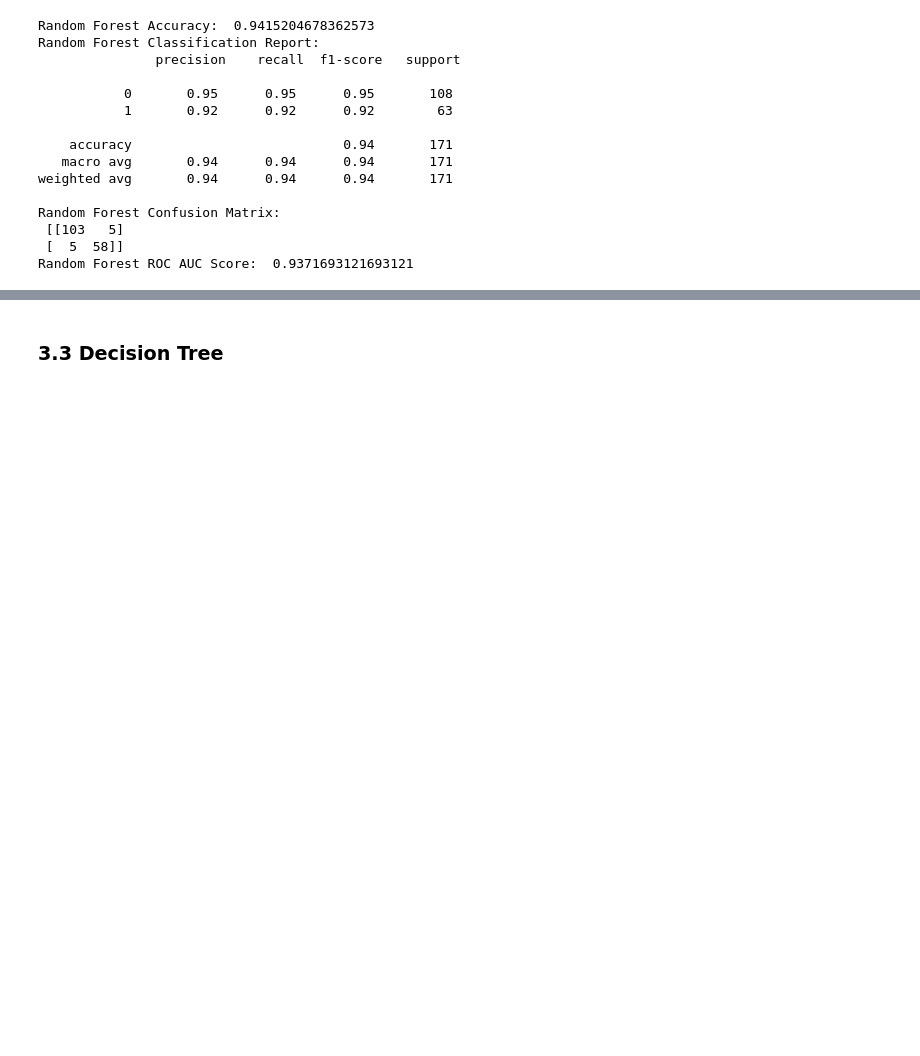
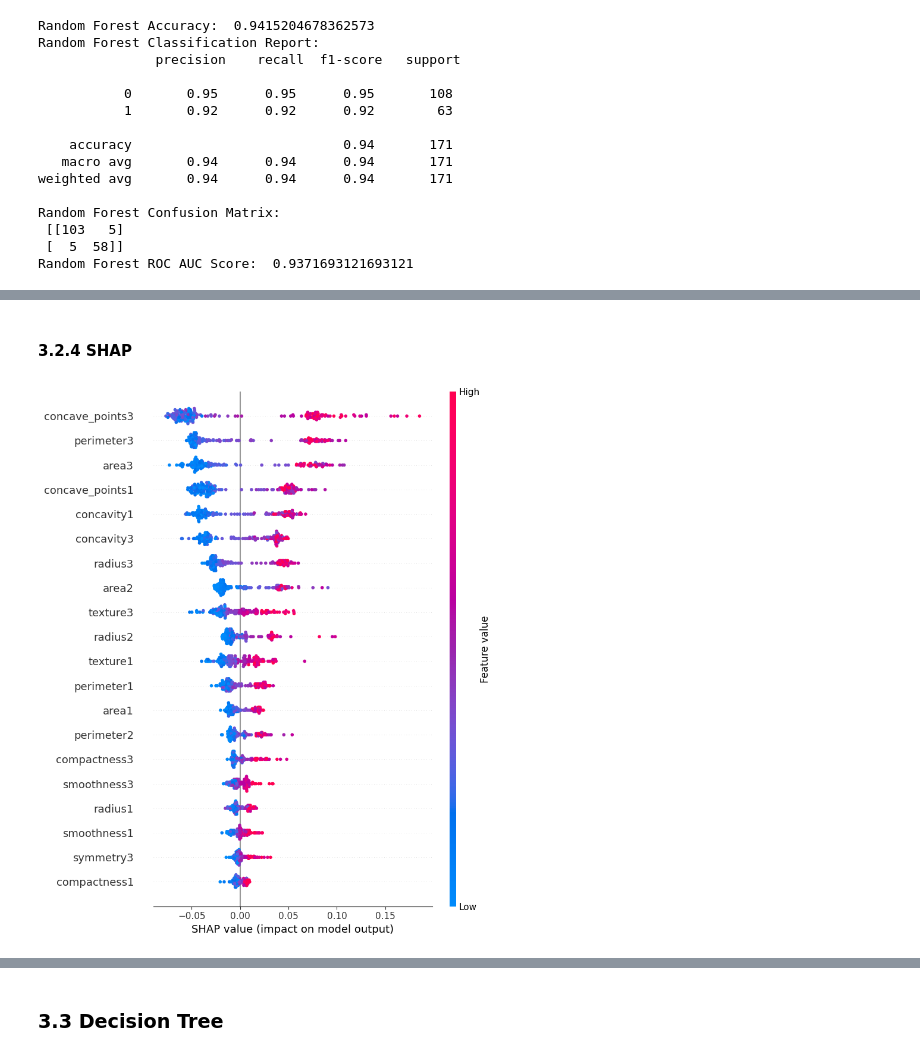
Before and after one commit to devanshis12/mlcb-bc-detection, a Jupyter notebook: bc_model.ipynb, the cells around one changed output, grey strips where cells are left out. Saved outputs shown, nothing was run; the diff lists cells and outputs as text; code cells hidden in the pictures; blank space fills up the shorter version.

```diff
--- a/bc_model.ipynb
+++ b/bc_model.ipynb
@@ -305,0 +407,11 @@ Random Forest ROC AUC Score:  0.9371693121693121
+# %% [markdown]
+#### 3.2.4 SHAP
+# %%
+# Create SHAP explainer for the model
+explainer_rf = shap.Explainer(rf, X_train)
+shap_values_rf = explainer_rf(X_test, check_additivity=False)
+
+# Plot summary of feature importance
+shap.summary_plot(shap_values_rf[..., 1], X_test, feature_names=X.columns)  # class 1 = malignant
+# %% [output]
+[figure, added]
```
Also changed, not shown: parts of 57 cells of this notebook.
